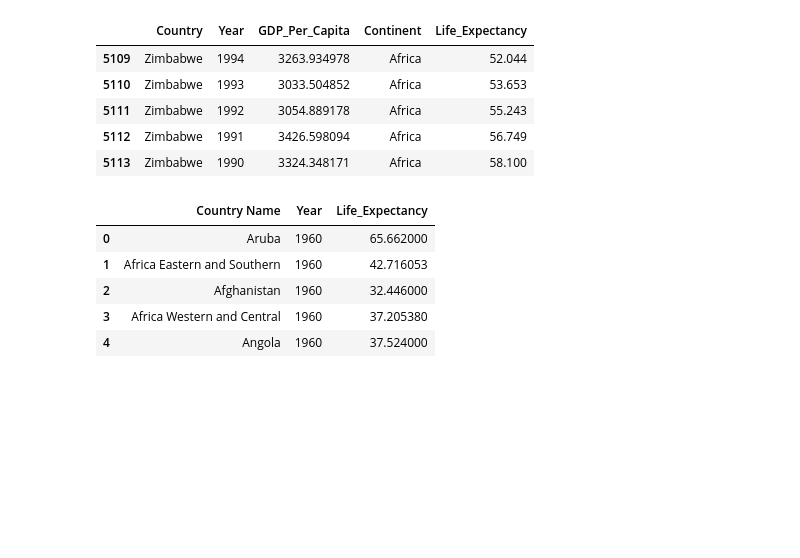
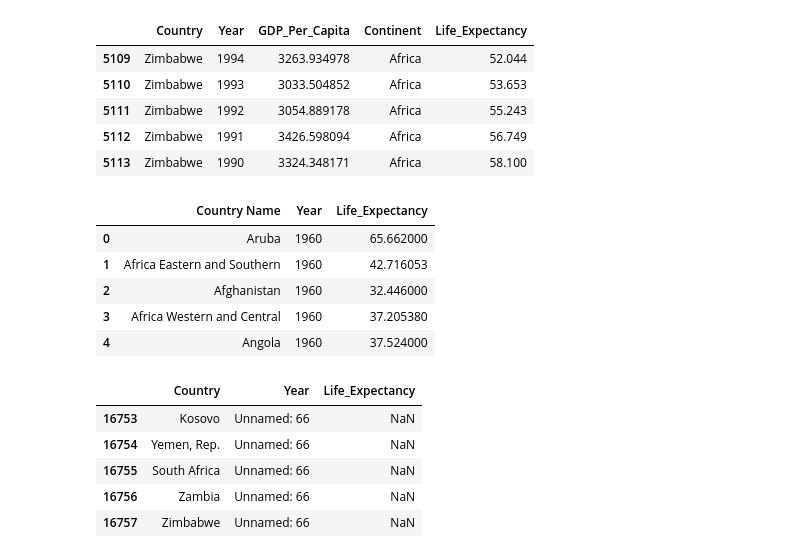
Before and after one commit to nss-data-science-cohort-6/un_data_question-RodNSS, a Jupyter notebook: notebooks/UN_Data_Exploration.ipynb, the cells around one changed output. Drawn from its saved outputs; the diff is of its cells as text; code cells hidden in the pictures; blank space fills up the shorter version.

```diff
--- a/notebooks/UN_Data_Exploration.ipynb
+++ b/notebooks/UN_Data_Exploration.ipynb
@@ -604,5 +600,3 @@ Country Name           Japan
 Year                    1996
 Life_Expectancy    80.200244
 Name: 9695, dtype: object
-# %%
-life_expectancy['Year']=pd.to_datetime(life_expectancy['Year'])
@@ -687,3 +675,12 @@ life_expectancy.head()
 | 2 | Afghanistan | 1960 | 32.446000 |
 | 3 | Africa Western and Central | 1960 | 37.205380 |
 | 4 | Angola | 1960 | 37.524000 |
+# %%
+life_expectancy.tail()
+# %% [output]
+|  | Country | Year | Life_Expectancy |
+| 16753 | Kosovo | Unnamed: 66 | NaN |
+| 16754 | Yemen, Rep. | Unnamed: 66 | NaN |
+| 16755 | South Africa | Unnamed: 66 | NaN |
+| 16756 | Zambia | Unnamed: 66 | NaN |
+| 16757 | Zimbabwe | Unnamed: 66 | NaN |
```
Also changed, not shown: parts of 3 cells of this notebook.
